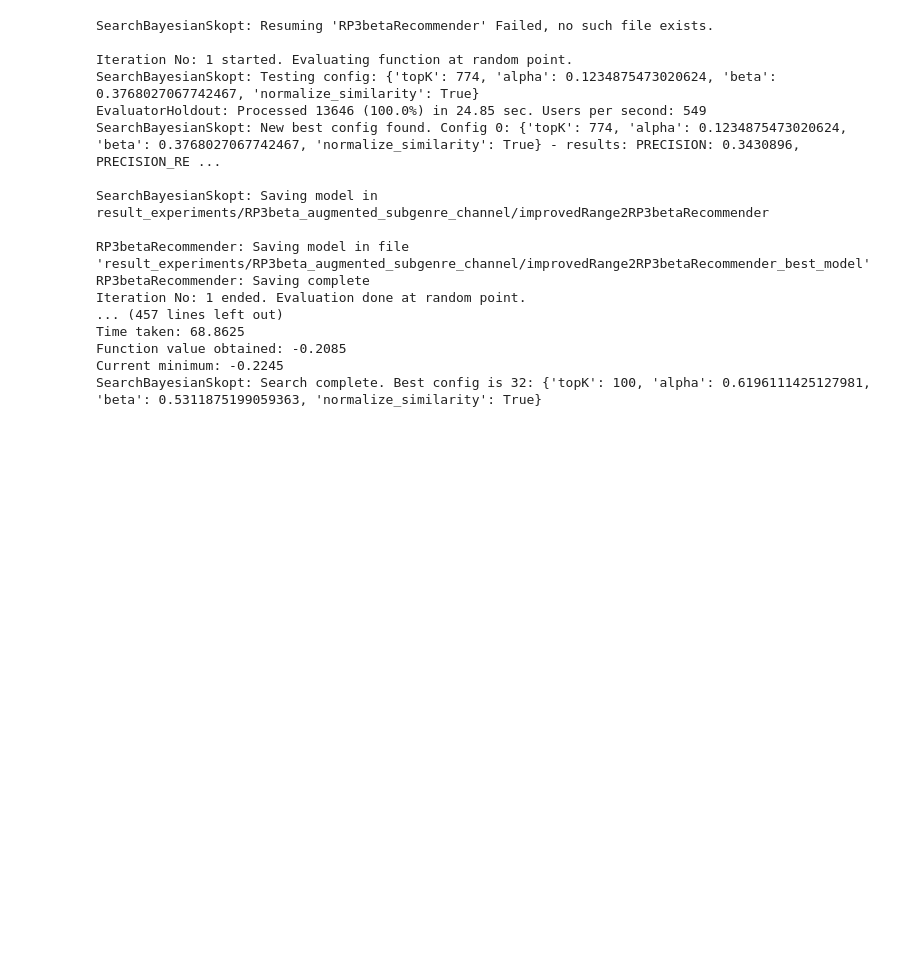
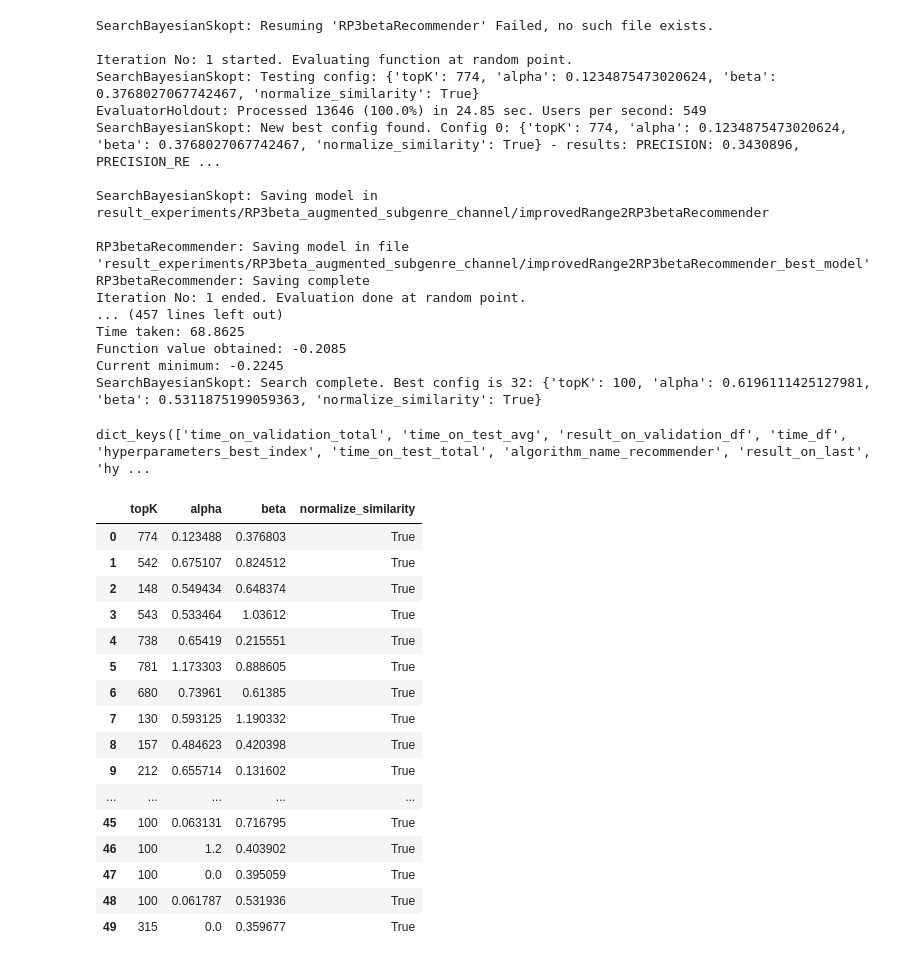
Before and after one commit to AlessioBray/Recommender-Systems-course-challenge, a Jupyter notebook: Hybrid_RP3beta_UserKNN.ipynb, the cells around one changed output. Cells and saved outputs as stored; diff of their text form; code cells hidden in the pictures; blank space fills up the shorter version.

```diff
--- a/Hybrid_RP3beta_UserKNN.ipynb
+++ b/Hybrid_RP3beta_UserKNN.ipynb
@@ -396,3 +368,33 @@ Time taken: 68.8625
 Function value obtained: -0.2085
 Current minimum: -0.2245
 SearchBayesianSkopt: Search complete. Best config is 32: {'topK': 100, 'alpha': 0.6196111425127981, 'beta': 0.5311875199059363, 'normalize_similarity': True}
+# %%
+from Recommenders.DataIO import DataIO
+
+data_loader = DataIO(folder_path = output_folder_path)
+search_metadata = data_loader.load_data(RP3betaRecommender.RECOMMENDER_NAME + "_metadata.zip")
+
+search_metadata.keys()
+# %% [output]
+dict_keys(['time_on_validation_total', 'time_on_test_avg', 'result_on_validation_df', 'time_df', 'hyperparameters_best_index', 'time_on_test_total', 'algorithm_name_recommender', 'result_on_last', 'hy ...
+# %%
+hyperparameters_df = search_metadata["hyperparameters_df"]
+hyperparameters_df.head(54)
+# %% [output]
+|  | topK | alpha | beta | normalize_similarity |
+| 0 | 774 | 0.123488 | 0.376803 | True |
+| 1 | 542 | 0.675107 | 0.824512 | True |
+| 2 | 148 | 0.549434 | 0.648374 | True |
+| 3 | 543 | 0.533464 | 1.03612 | True |
+| 4 | 738 | 0.65419 | 0.215551 | True |
+| 5 | 781 | 1.173303 | 0.888605 | True |
+| 6 | 680 | 0.73961 | 0.61385 | True |
+| 7 | 130 | 0.593125 | 1.190332 | True |
+| 8 | 157 | 0.484623 | 0.420398 | True |
+| 9 | 212 | 0.655714 | 0.131602 | True |
+| ... | ... | ... | ... | ... |
+| 45 | 100 | 0.063131 | 0.716795 | True |
+| 46 | 100 | 1.2 | 0.403902 | True |
+| 47 | 100 | 0.0 | 0.395059 | True |
+| 48 | 100 | 0.061787 | 0.531936 | True |
+| 49 | 315 | 0.0 | 0.359677 | True |
```
Also changed, not shown: parts of 15 cells of this notebook, 13 other files.
